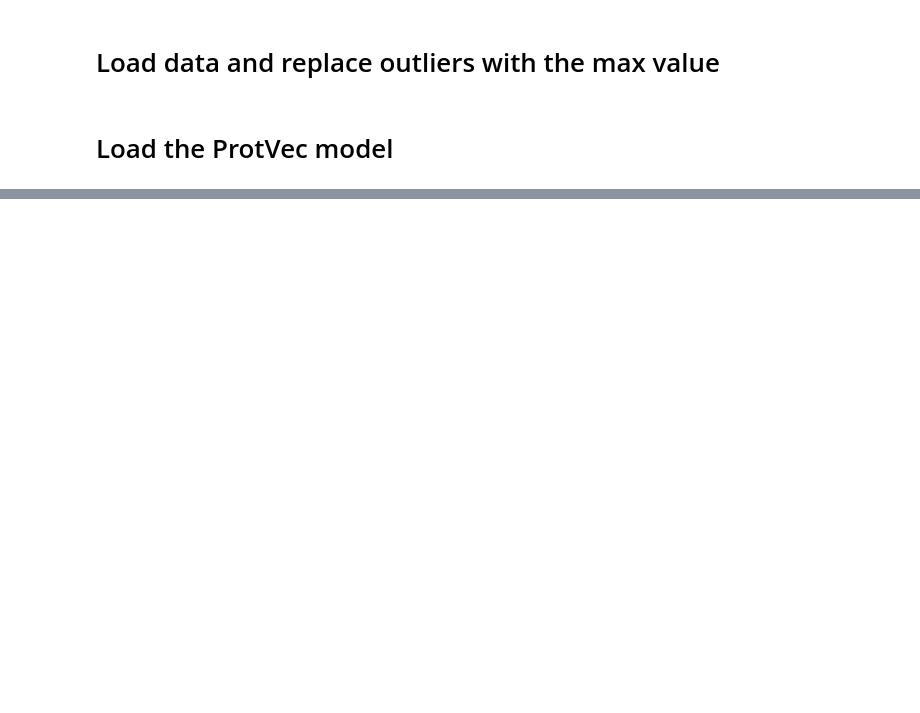
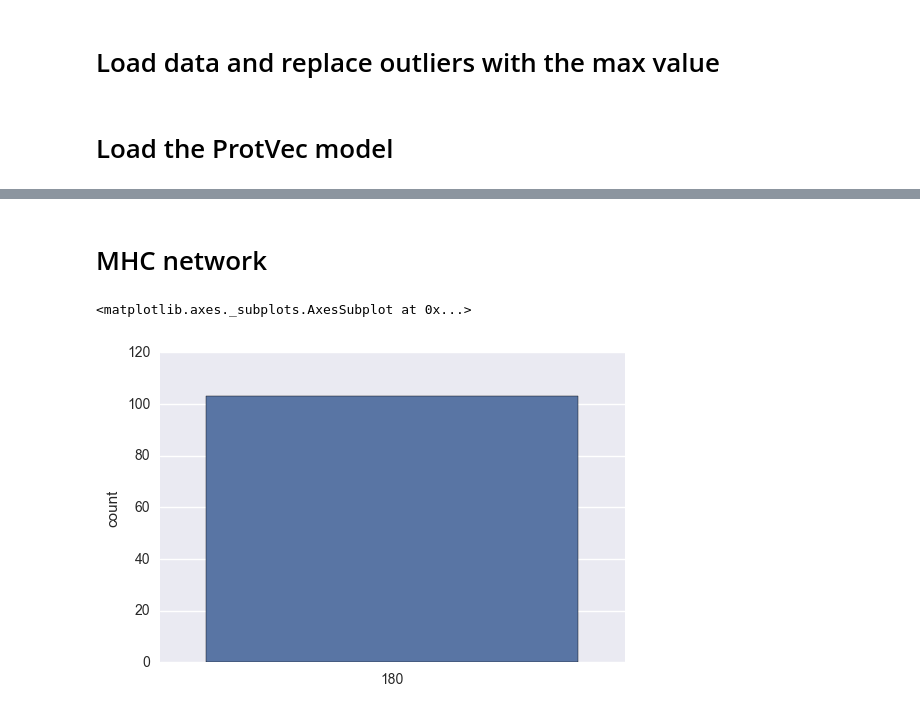
Before and after one commit to imminfo/mhc, a Jupyter notebook: clustering.ipynb, the cells around one changed output, grey strips where cells are left out. Drawn from its saved outputs; the diff is of its cells as text; code cells hidden in the pictures; blank space fills up the shorter version.

Commit message:
add mhc networks

```diff
--- a/clustering.ipynb
+++ b/clustering.ipynb
@@ -38,0 +56,3 @@ def pv_sum(seq, protvec=protvec):
+# %%
+mhc_df = pd.read_csv("data/mhc_seq_imghtla.csv")
+mhc_df.mhc
@@ -38,0 +115,7 @@ def pv_sum(seq, protvec=protvec):
+# %% [markdown]
+# MHC network
+# %%
+sns.countplot(list(map(len, mhc_df.sequence)))
+# %% [output]
+<matplotlib.axes._subplots.AxesSubplot at 0x...>
+[figure, added]
```
Also changed, not shown: parts of 13 cells of this notebook.
